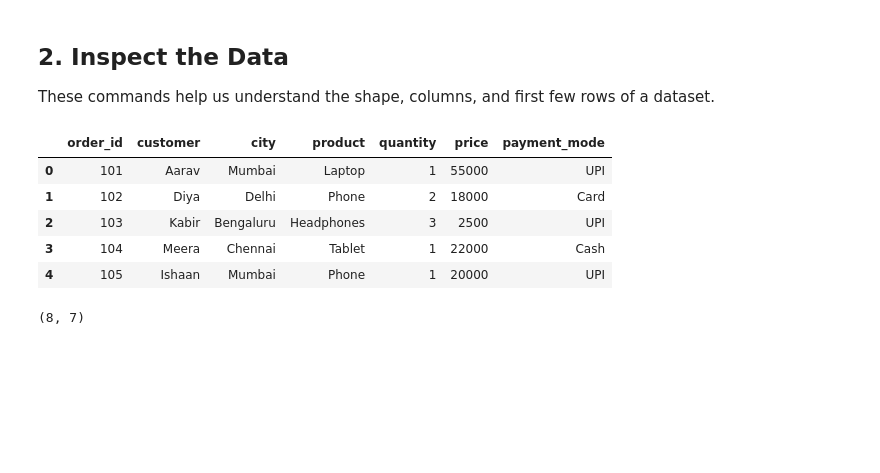
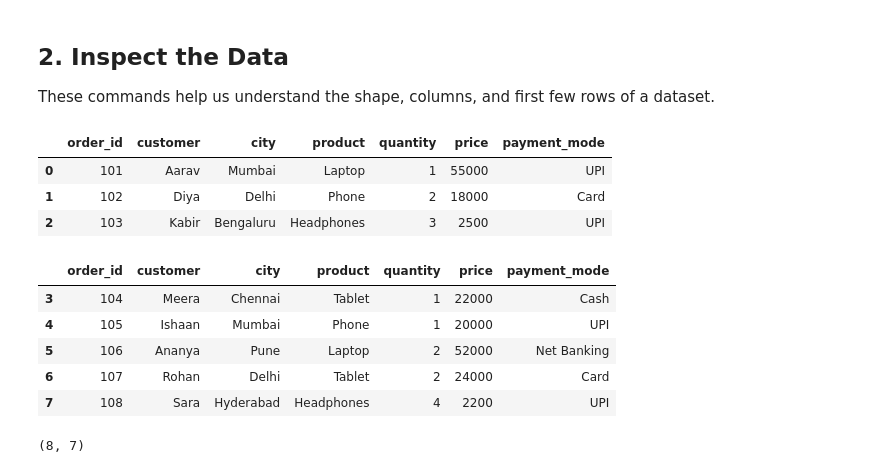
Before and after one commit to rstiwari11400/BITSoM_Batch3, a Jupyter notebook: pandas.ipynb, the cells around one changed output. Drawn from its saved outputs; the diff is of its cells as text; code cells hidden in the pictures; blank space fills up the shorter version.

```diff
--- a/pandas.ipynb
+++ b/pandas.ipynb
@@ -53,14 +62,21 @@ sales
 
 These commands help us understand the shape, columns, and first few rows of a dataset.
 # %%
-sales.head()
+sales.head(3)
 # %% [output]
 |  | order_id | customer | city | product | quantity | price | payment_mode |
 | 0 | 101 | Aarav | Mumbai | Laptop | 1 | 55000 | UPI |
 | 1 | 102 | Diya | Delhi | Phone | 2 | 18000 | Card |
 | 2 | 103 | Kabir | Bengaluru | Headphones | 3 | 2500 | UPI |
-| 3 | 104 | Meera | Chennai | Tablet | 1 | 22000 | Cash |
-| 4 | 105 | Ishaan | Mumbai | Phone | 1 | 20000 | UPI |
+# %%
+sales.tail()
+# %% [output]
+|  | order_id | customer | city | product | quantity | price | payment_mode |
+| 3 | 104 | Meera | Chennai | Tablet | 1 | 22000 | Cash |
+| 4 | 105 | Ishaan | Mumbai | Phone | 1 | 20000 | UPI |
+| 5 | 106 | Ananya | Pune | Laptop | 2 | 52000 | Net Banking |
+| 6 | 107 | Rohan | Delhi | Tablet | 2 | 24000 | Card |
+| 7 | 108 | Sara | Hyderabad | Headphones | 4 | 2200 | UPI |
 # %%
 sales.shape
 # %% [output]
```
Also changed, not shown: parts of 10 cells of this notebook, 8 other files.
